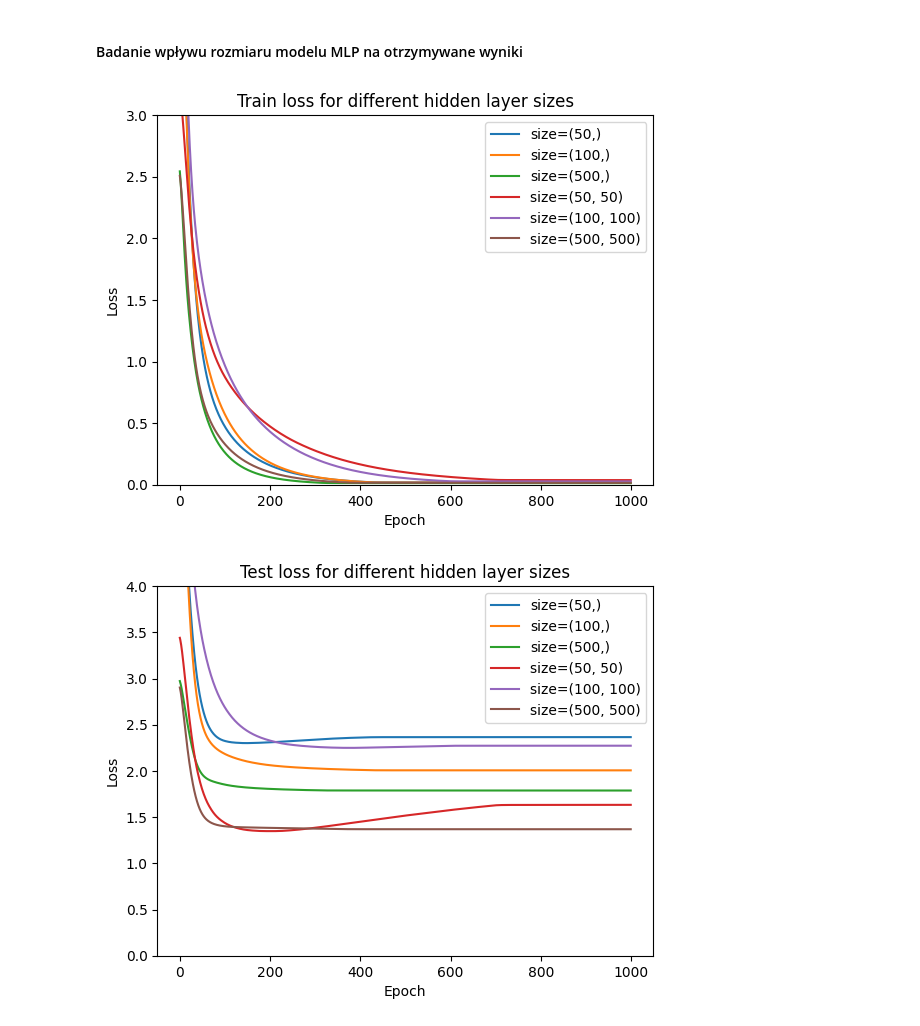
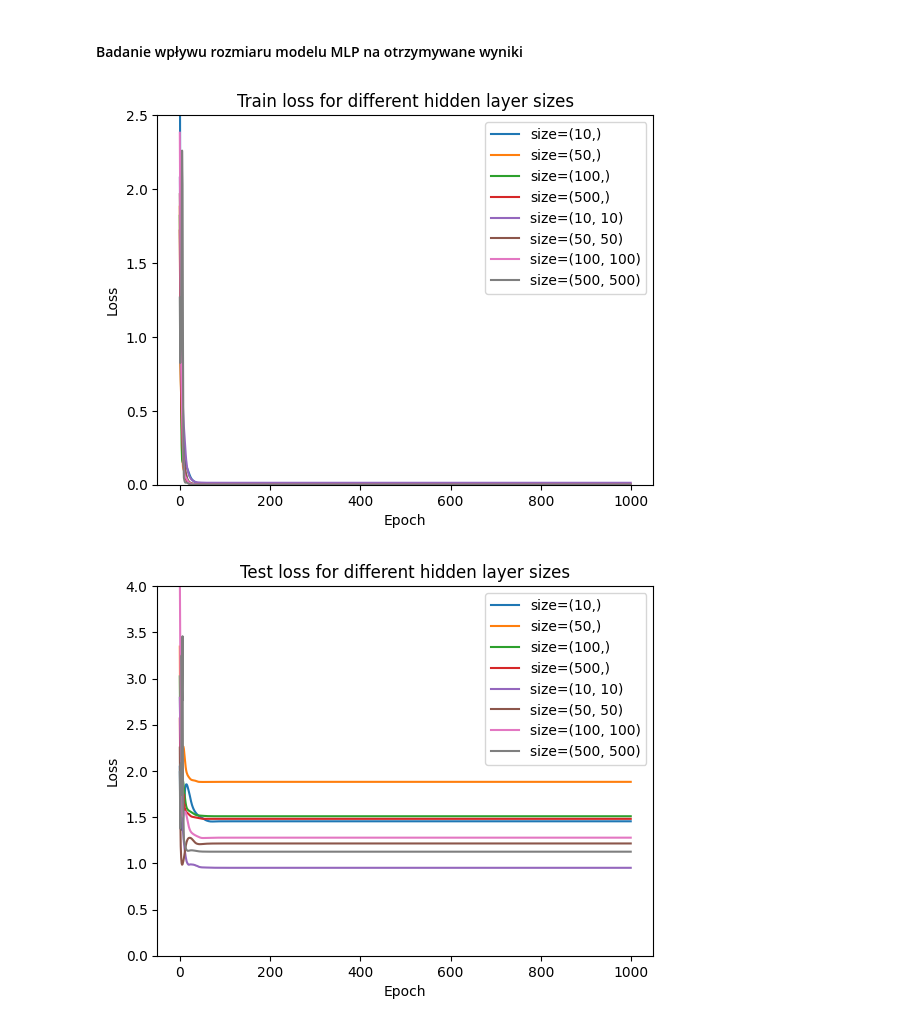
Before and after one commit to 29379/artificial-intelligence-lab-projects, a Jupyter notebook: 255356-lista5.ipynb, the cells around one changed output. Cells and saved outputs as stored; diff of their text form; code cells hidden in the pictures.

```diff
--- a/255356-lista5.ipynb
+++ b/255356-lista5.ipynb
@@ -159,10 +158,10 @@ y_test shape: (20,)
 # %% [markdown]
 #### Testowanie modelu MLP Regressor przy domyślnej konfiguracji hiperparametrów
 # %%
-def run(mode, _learning_rate='constant', _learning_rates_init=0.001, _hidden_layer_sizes=(100,), _random_state=None):
+def run(mode, _learning_rate='constant', _learning_rates_init=0.001, _hidden_layer_sizes=(100,), _random_state=None, _alpha=0.0):
     mlp = MLPRegressor(
         solver='sgd',
-        alpha=0.0,
+        alpha=_alpha,
         learning_rate=_learning_rate,    # constant, invscaling, adaptive',
         learning_rate_init=_learning_rates_init,   # default step (how much weight sizes are adjusted each time)
         hidden_layer_sizes=_hidden_layer_sizes,    # number of neurons in each layer
@@ -173,7 +172,7 @@ def run(mode, _learning_rate='constant', _learning_rates_init=0.001, _hidden_lay
     test_loss = []
     epochs_values = 1000
 
-    for epoch in range(epochs_values):
+    for _ in range(epochs_values):
         mlp.partial_fit(x_train_scaled, y_train)
         pred_y_train = mlp.predict(x_train_scaled)
         pred_y_test = mlp.predict(x_test_scaled)
@@ -207,7 +206,7 @@ plt.show()
 #### Badanie wpływu tempa uczenia na otrzymywane wyniki
 # %%
 # 0.1 or more causes: Input contains infinity or a value too large for dtype('float32').
-learning_rates_init_values = [0.0001, 0.001, 0.01]
+learning_rates_init_values = [0.0001, 0.0002, 0.001, 0.002, 0.01, 0.02]
 learning_rates_values = ['constant', 'invscaling', 'adaptive']
 
 # train losses:
@@ -218,10 +217,10 @@ for rate in learning_rates_values:
     plt.ylabel('Loss')
 
     for rate_init in learning_rates_init_values:
-        train_loss = run('train', _learning_rate=rate, _learning_rates_init=rate_init, _random_state=3)
+        train_loss = run('train', _learning_rate=rate, _learning_rates_init=rate_init, _hidden_layer_sizes=(100,), _random_state=3, _alpha=0.0)
         plt.plot(range(len(train_loss)), train_loss, label=f'rate_init={rate_init}')
 
-    plt.ylim(0, 4)
+    plt.ylim(0, 4.5)
     plt.legend()
     plt.show()
 
@@ -233,10 +232,10 @@ for rate in learning_rates_values:
     plt.ylabel('Loss')
 
     for rate_init in learning_rates_init_values:
-        test_loss = run('test', _learning_rate=rate, _learning_rates_init=rate_init, _random_state=3)
+        test_loss = run('test', _learning_rate=rate, _learning_rates_init=rate_init, _hidden_layer_sizes=(100,), _random_state=3, _alpha=0.0)
         plt.plot(range(len(test_loss)), test_loss, label=f'rate_init={rate_init}')
 
-    plt.ylim(0, 4)
+    plt.ylim(0, 5)
     plt.legend()
     plt.show()
 
@@ -248,10 +247,10 @@ for rate in learning_rates_values:
     plt.ylabel('Loss')
 
     for rate_init in learning_rates_init_values:
-        loss_curve = run('loss_curve', _learning_rate=rate, _learning_rates_init=rate_init, _random_state=3)
+        loss_curve = run('loss_curve', _learning_rate=rate, _learning_rates_init=rate_init, _hidden_layer_sizes=(100,), _random_state=3, _alpha=0.0)
         plt.plot(range(len(loss_curve)), loss_curve, label=f'rate_init={rate_init}')
 
-    plt.ylim(0, 4)
+    plt.ylim(0, 3.5)
     plt.legend()
     plt.show()
 # %% [output]
@@ -267,80 +266,44 @@ for rate in learning_rates_values:
 # %% [markdown]
 #### Badanie wpływu rozmiaru modelu MLP na otrzymywane wyniki
 # %%
-hidden_layer_sizes_values = [(50,), (100,), (500,),
-                             (50, 50,), (100, 100,), (500, 500,)]
+hidden_layer_sizes_values = [(10,), (50,), (100,), (500,),
+                             (10, 10), (50, 50,), (100, 100,), (500, 500,)]
 
 # train losses:
 plt.figure()
 plt.title(f'Train loss for different hidden layer sizes')
 plt.xlabel('Epoch')
 plt.ylabel('Loss')
 for size in hidden_layer_sizes_values:
-    train_loss = run('train', _learning_rate='adaptive', _learning_rates_init=0.0001, _hidden_layer_sizes=size, _random_state=3)
+    train_loss = run('train', _learning_rate='adaptive', _learning_rates_init=0.01, _hidden_layer_sizes=size, _random_state=3, _alpha=0.0)
     plt.plot(range(len(train_loss)), train_loss, label=f'size={size}')
-plt.ylim(0, 3)
+plt.ylim(0, 2.5)
 plt.legend()
 plt.show()
 
 # test losses:
 plt.figure()
 plt.title(f'Test loss for different hidden layer sizes')
 plt.xlabel('Epoch')
 plt.ylabel('Loss')
 for size in hidden_layer_sizes_values:
-    test_loss = run('test', _learning_rate='adaptive', _learning_rates_init=0.0001, _hidden_layer_sizes=size, _random_state=3)
+    test_loss = run('test', _learning_rate='adaptive', _learning_rates_init=0.01, _hidden_layer_sizes=size, _random_state=3, _alpha=0.0)
     plt.plot(range(len(test_loss)), test_loss, label=f'size={size}')
 plt.ylim(0, 4)
 plt.legend()
 plt.show()
 
 # loss curves:
 plt.figure()
 plt.title(f'Loss curves for different hidden layer sizes')
 plt.xlabel('Epoch')
 plt.ylabel('Loss')
 for size in hidden_layer_sizes_values:
-    loss_curve = run('loss_curve', _learning_rate='adaptive', _learning_rates_init=0.0001, _hidden_layer_sizes=size, _random_state=3)
+    loss_curve = run('loss_curve', _learning_rate='adaptive', _learning_rates_init=0.01, _hidden_layer_sizes=size, _random_state=3, _alpha=0.0)
     plt.plot(range(len(loss_curve)), loss_curve, label=f'size={size}')
 plt.ylim(0, 2)
 plt.legend()
 plt.show()
-
-# train losses:
-plt.figure()
-plt.title(f'Train loss for different hidden layer sizes')
-plt.xlabel('Epoch')
-plt.ylabel('Loss')
-for size in hidden_layer_sizes_values:
-    train_loss = run('train', _learning_rate='adaptive', _learning_rates_init=0.001, _hidden_layer_sizes=size, _random_state=3)
-    plt.plot(range(len(train_loss)), train_loss, label=f'size={size}')
-plt.ylim(0, 3)
-plt.legend()
-plt.show()
-
-# test losses:
-plt.figure()
-plt.title(f'Test loss for different hidden layer sizes')
-plt.xlabel('Epoch')
-plt.ylabel('Loss')
-for size in hidden_layer_sizes_values:
-    test_loss = run('test', _learning_rate='adaptive', _learning_rates_init=0.001, _hidden_layer_sizes=size, _random_state=3)
-    plt.plot(range(len(test_loss)), test_loss, label=f'size={size}')
-plt.ylim(0, 4)
-plt.legend()
-plt.show()
-
-# loss curves:
-plt.figure()
-plt.title(f'Loss curves for different hidden layer sizes')
-plt.xlabel('Epoch')
-plt.ylabel('Loss')
-for size in hidden_layer_sizes_values:
-    loss_curve = run('loss_curve', _learning_rate='adaptive', _learning_rates_init=0.001, _hidden_layer_sizes=size, _random_state=3)
-    plt.plot(range(len(loss_curve)), loss_curve, label=f'size={size}')
-plt.ylim(0, 2)
-plt.legend()
-plt.show()
 # %% [output]
-[figure, old version]
+[figure, new version]
-[figure, old version]
+[figure, new version]
```
Also changed, not shown: parts of 11 cells of this notebook.
